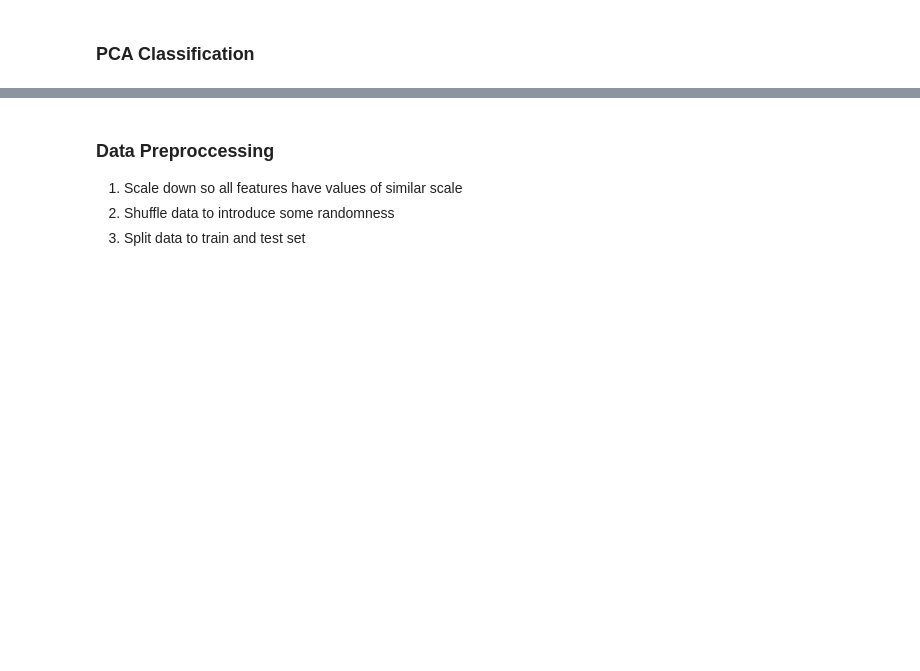
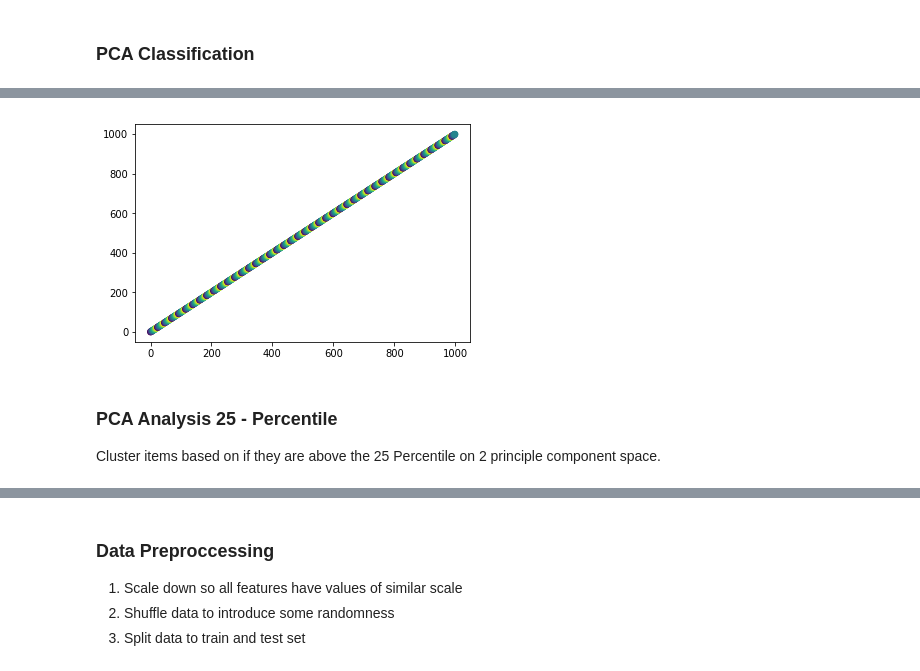
Before and after one commit to davinci26/ml_basic, a Jupyter notebook: Analysis.ipynb, the cells around one changed output, grey strips where cells are left out. Cells and saved outputs as stored; diff of their text form; code cells hidden in the pictures; blank space fills up the shorter version.

```diff
--- a/Analysis.ipynb
+++ b/Analysis.ipynb
@@ -128,0 +122,12 @@ plt.show()
+# %%
+xy = np.zeros((2, 1000))
+xy[0] = range(1000)
+xy[1] = range(1000)
+colors = [int(i % 23) for i in xy[0]]
+plt.scatter(xy[0], xy[1], c=colors)
+plt.show()
+# %% [output]
+[figure, added]
+# %% [markdown]
+### PCA Analysis 25 - Percentile ###
+Cluster items based on if they are above the 25 Percentile on 2 principle component space.
```
Also changed, not shown: parts of 8 cells of this notebook.
